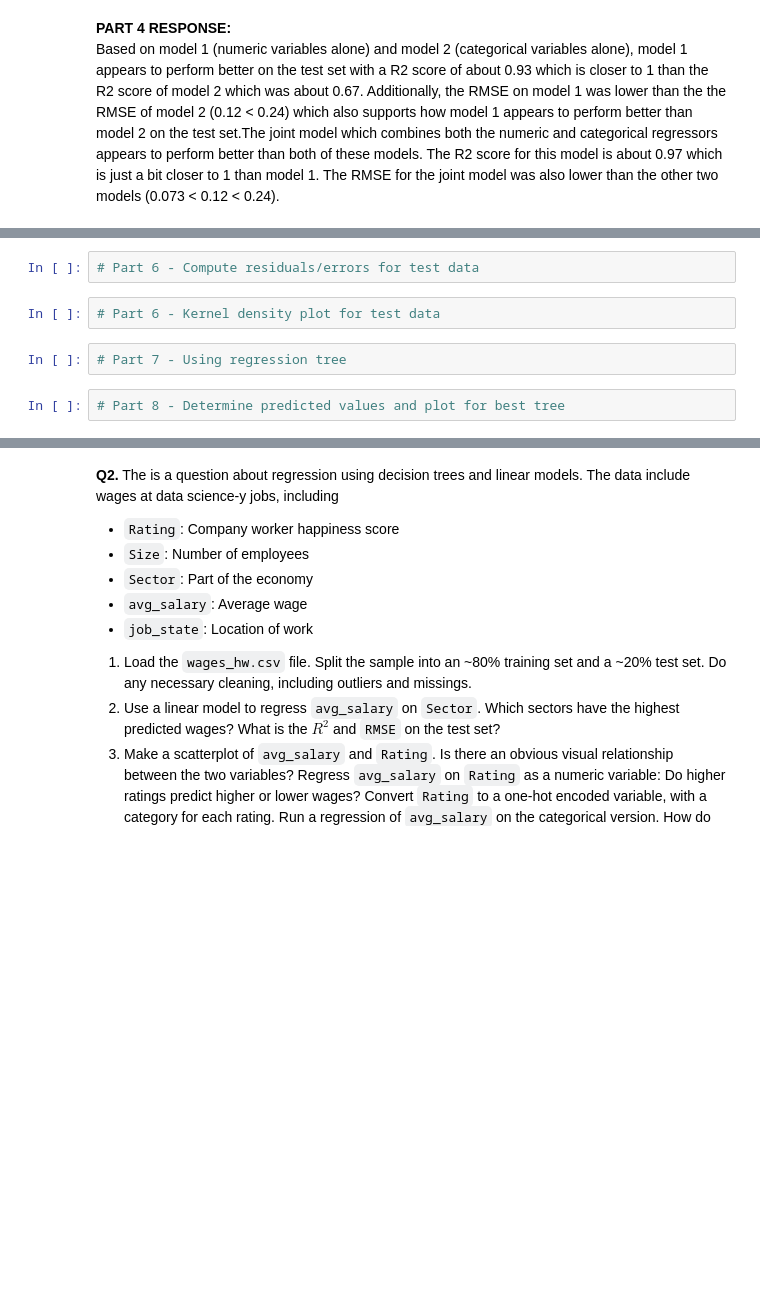
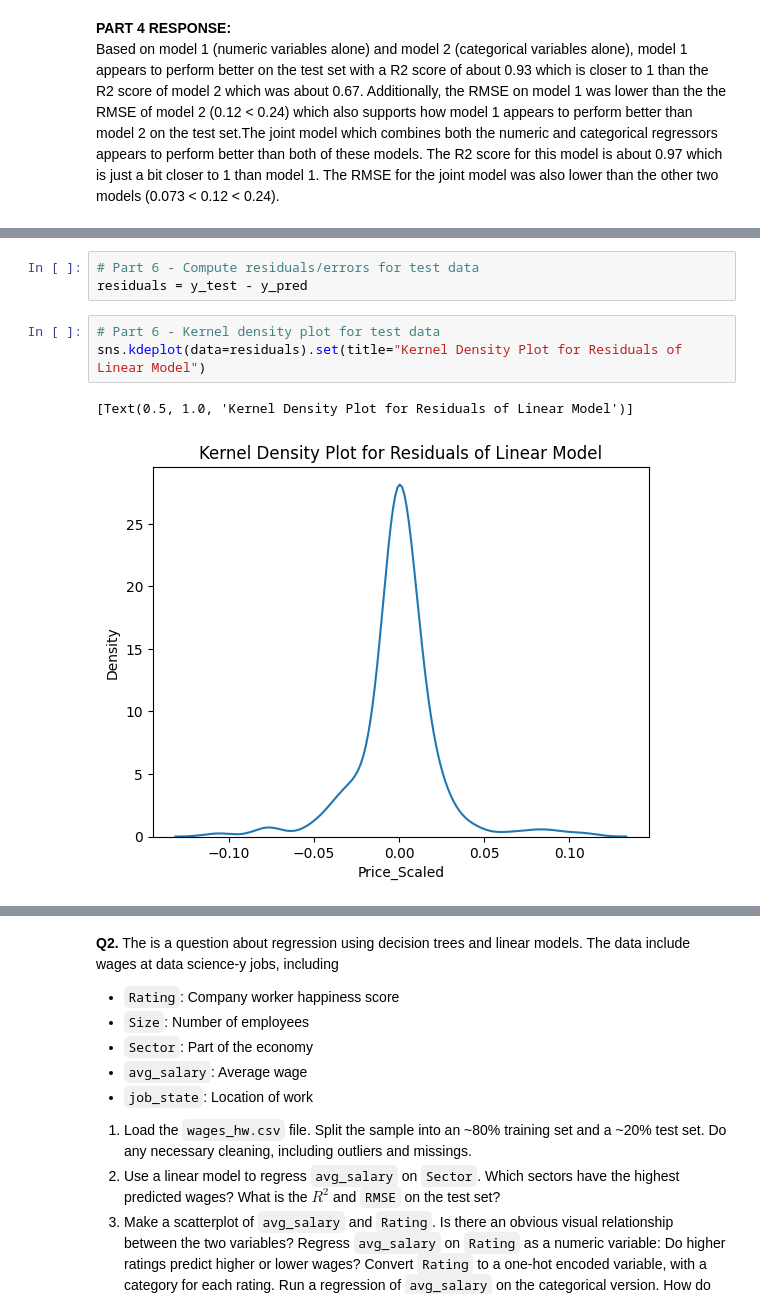
Before and after one commit to chrryyy/assignment4, a Jupyter notebook: assignment4.ipynb, the cells around one changed output, grey strips where cells are left out. Drawn from its saved outputs; the diff is of its cells as text; blank space fills up the shorter version.

```diff
--- a/assignment4.ipynb
+++ b/assignment4.ipynb
@@ -231,8 +293,9 @@ Based on model 1 (numeric variables alone) and model 2 (categorical variables al
 # %%
 # Part 6 - Compute residuals/errors for test data
+residuals = y_test - y_pred
 # %%
 # Part 6 - Kernel density plot for test data
+sns.kdeplot(data=residuals).set(title="Kernel Density Plot for Residuals of Linear Model")
+# %% [output]
+[Text(0.5, 1.0, 'Kernel Density Plot for Residuals of Linear Model')]
+[figure, added]
-# %%
-# Part 7 - Using regression tree
-# %%
-# Part 8 - Determine predicted values and plot for best tree
```
Also changed, not shown: parts of 18 cells of this notebook.
